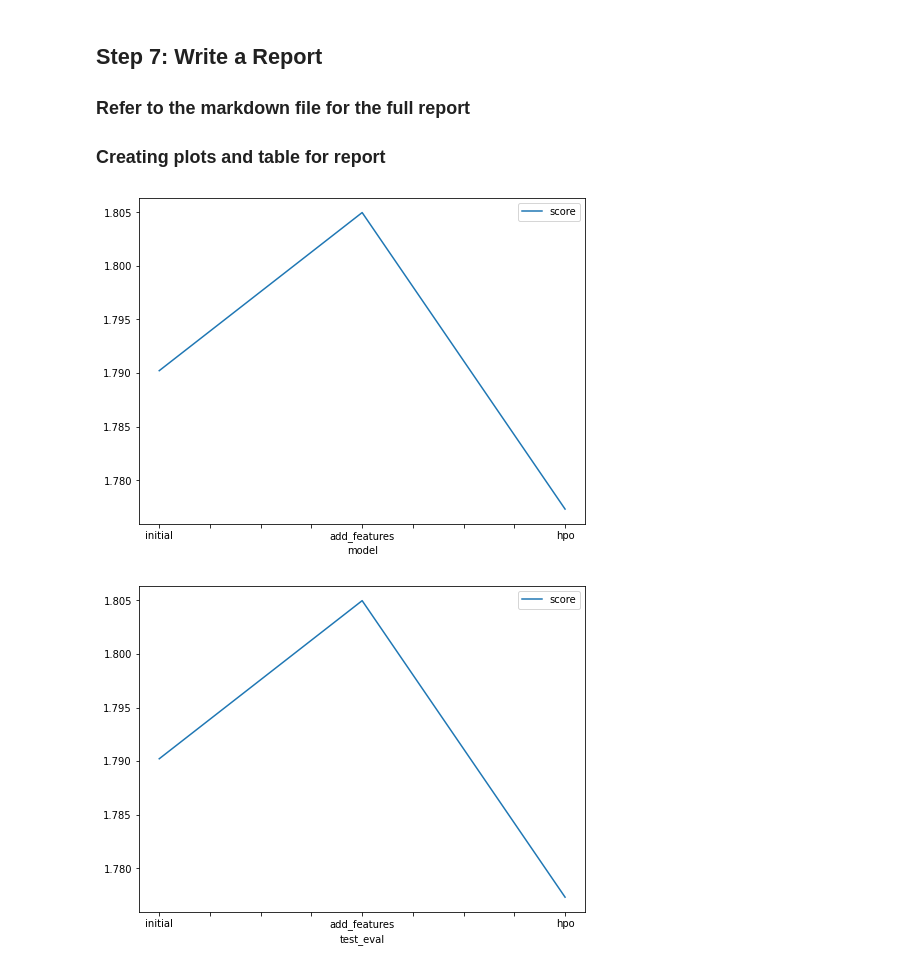
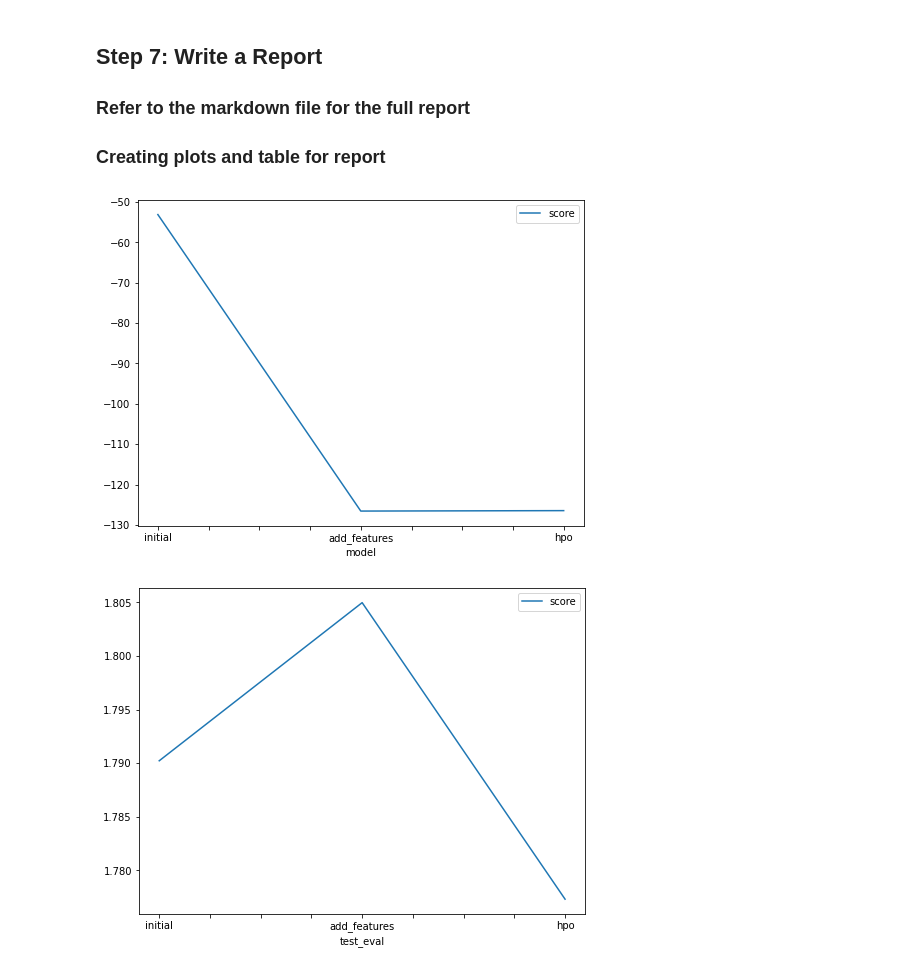
Before and after one commit to ZaafirRizwan/Predict-Bike-Sharing-Demand-with-AutoGluon, a Jupyter notebook: project/project-template.ipynb, the cells around one changed output. Drawn from its saved outputs; the diff is of its cells as text; code cells hidden in the pictures.

```diff
--- a/project/project-template.ipynb
+++ b/project/project-template.ipynb
@@ -541,15 +538,15 @@ submission_new_hpo.csv       2022-12-13 11:34:14  new features with hyperparamet
 # %%
 # Taking the top model score from each training run and creating a line plot to show improvement
 # You can create these in the notebook and save them to PNG or use some other tool (e.g. google sheets, excel)
 fig = pd.DataFrame(
     {
         "model": ["initial", "add_features", "hpo"],
-        "score": [1.79022, 1.80498, 1.77730]
+        "score": [-53.099626, -126.567235, -126.458500]
     }
 ).plot(x="model", y="score", figsize=(8, 6)).get_figure()
 fig.savefig('model_train_score.png')
 # %% [output]
-[figure, old version]
+[figure, new version]
 # %%
 # Take the 3 kaggle scores and creating a line plot to show improvement
 fig = pd.DataFrame(
```
Also changed, not shown: parts of 22 cells of this notebook, 1 other file.
